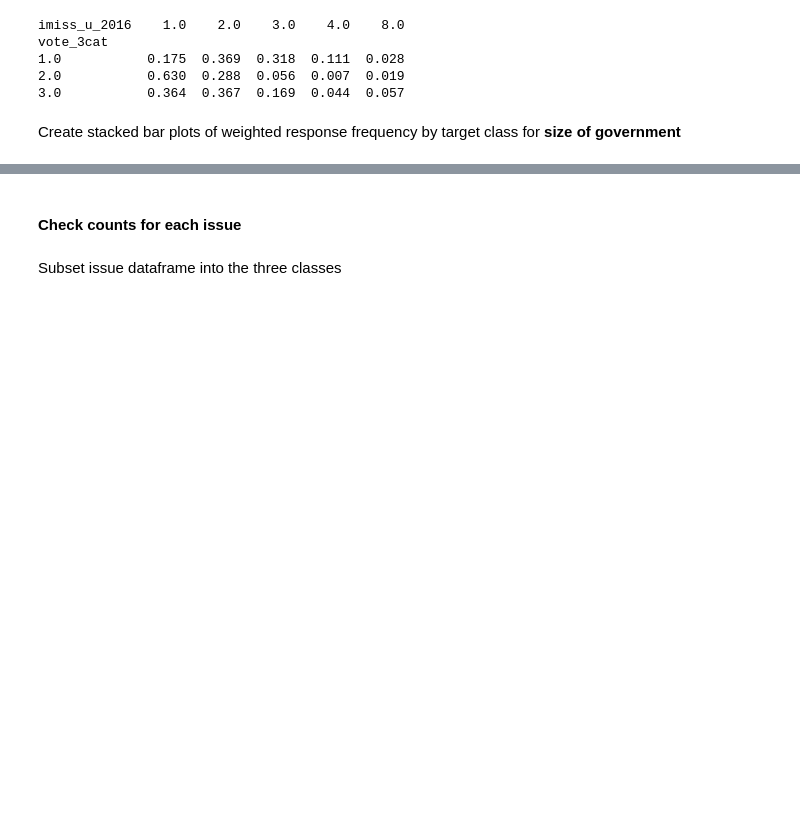
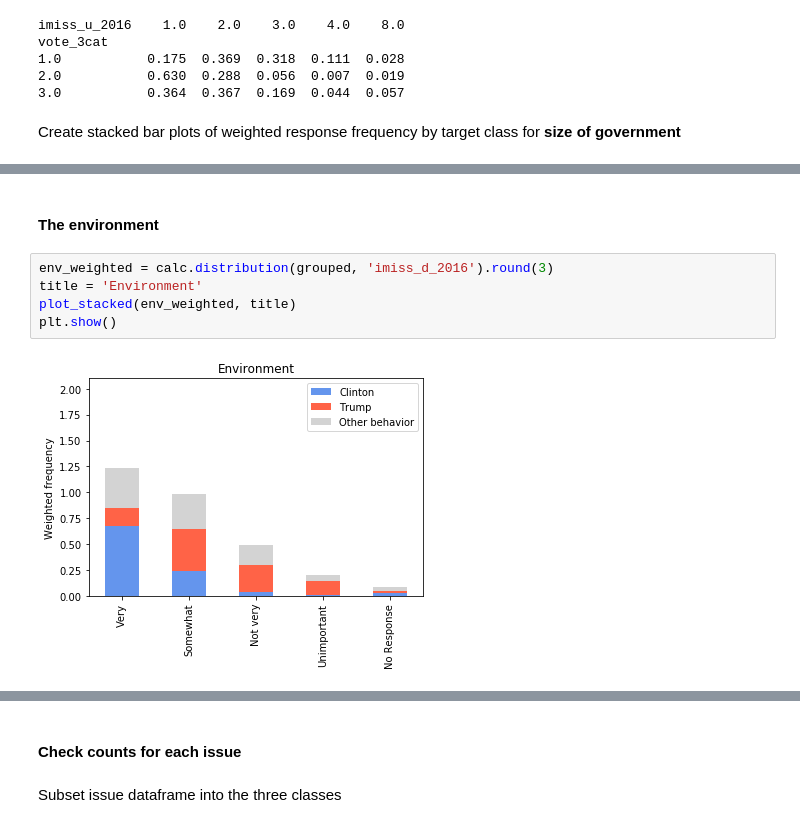
Before and after one commit to ali0003433/predict-by-issue-prioritization, a Jupyter notebook: notebooks/2-al-exploration.ipynb, the cells around one changed output, grey strips where cells are left out. Drawn from its saved outputs; the diff is of its cells as text; blank space fills up the shorter version.

```diff
--- a/notebooks/2-al-exploration.ipynb
+++ b/notebooks/2-al-exploration.ipynb
@@ -362,0 +388,9 @@ plt.show()
+# %% [markdown]
+#### The environment
+# %%
+env_weighted = calc.distribution(grouped, 'imiss_d_2016').round(3)
+title = 'Environment'
+plot_stacked(env_weighted, title)
+plt.show()
+# %% [output]
+[figure, added]
```
Also changed, not shown: parts of 26 cells of this notebook, 5 other files.
